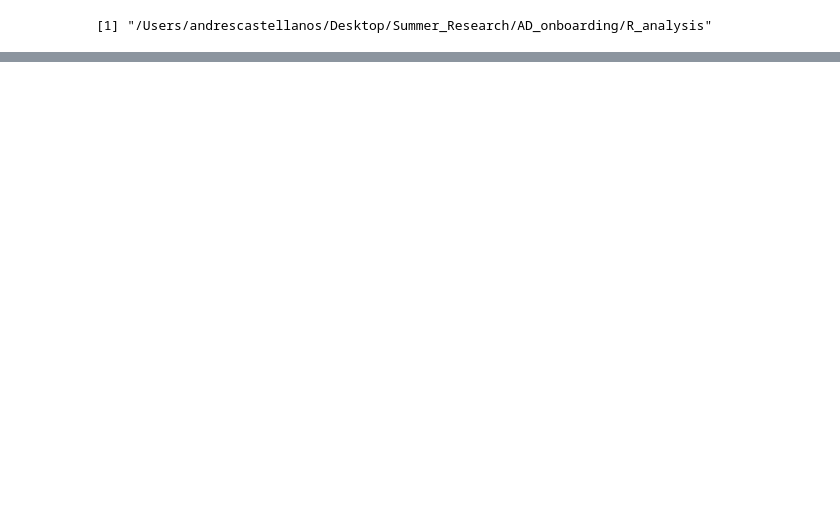
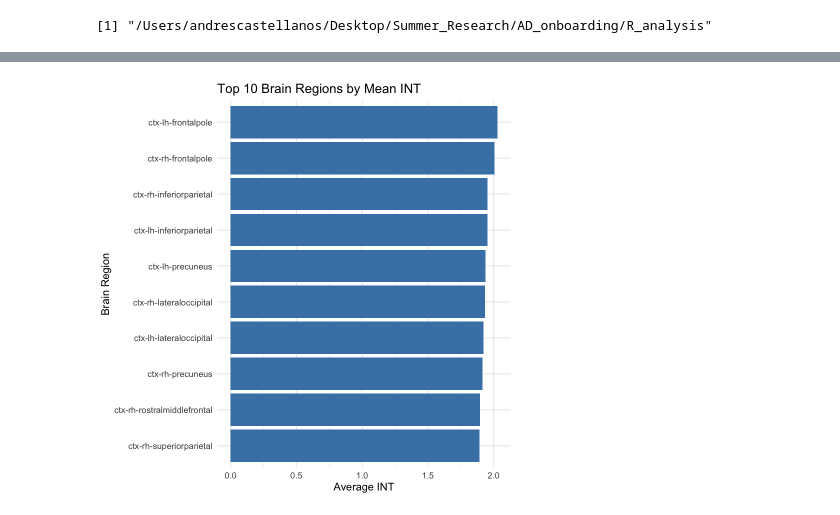
Before and after one commit to ACastellana0629/AD_onboarding, a Jupyter notebook: R_analysis/INT_Data_Analysis.ipynb, the cells around one changed output, grey strips where cells are left out. Drawn from its saved outputs; the diff is of its cells as text; code cells hidden in the pictures; blank space fills up the shorter version.

Commit message:
added more to the INT Expl. Data Analysis.

```diff
--- a/R_analysis/INT_Data_Analysis.ipynb
+++ b/R_analysis/INT_Data_Analysis.ipynb
@@ -65,0 +580,11 @@ load("../Data/ADNI_INT_CT_demo.RData")
+# %%
+# ============================================================
+# Step 12a: Mean INT for each brain region
+# ============================================================
+
+region_mean_INT <- data.frame(
+  Region = rownames(intmap_combat),
+  Mean_INT = rowMeans(intmap_combat, na.rm = TRUE)
+)
+
+head(region_mean_INT)
@@ -65,0 +601,10 @@ load("../Data/ADNI_INT_CT_demo.RData")
+# %%
+# ============================================================
+# Step 12b: Highest average INT regions
+# ============================================================
+
+region_mean_INT <-
+  region_mean_INT %>%
+  arrange(desc(Mean_INT))
+
+head(region_mean_INT, 10)
@@ -65,0 +643,18 @@ load("../Data/ADNI_INT_CT_demo.RData")
+# %%
+library(ggplot2)
+
+ggplot(
+  head(region_mean_INT,10),
+  aes(x = reorder(Region, Mean_INT),
+      y = Mean_INT)
+) +
+  geom_col(fill = "steelblue") +
+  coord_flip() +
+  labs(
+    title = "Top 10 Brain Regions by Mean INT",
+    x = "Brain Region",
+    y = "Average INT"
+  ) +
+  theme_minimal(base_size = 13)
+# %% [output]
+[figure, added]
```
Also changed, not shown: parts of 47 cells of this notebook.
